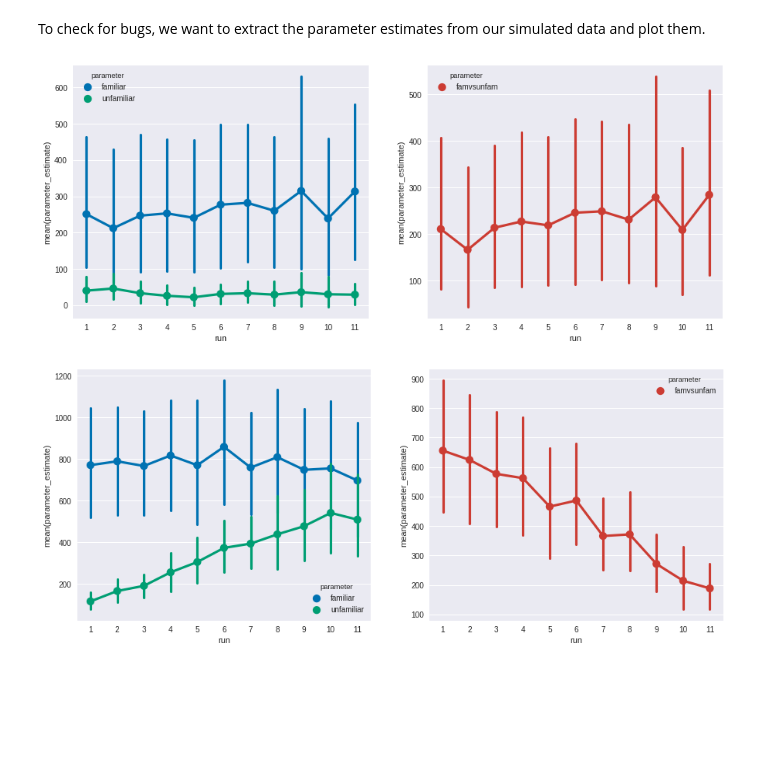
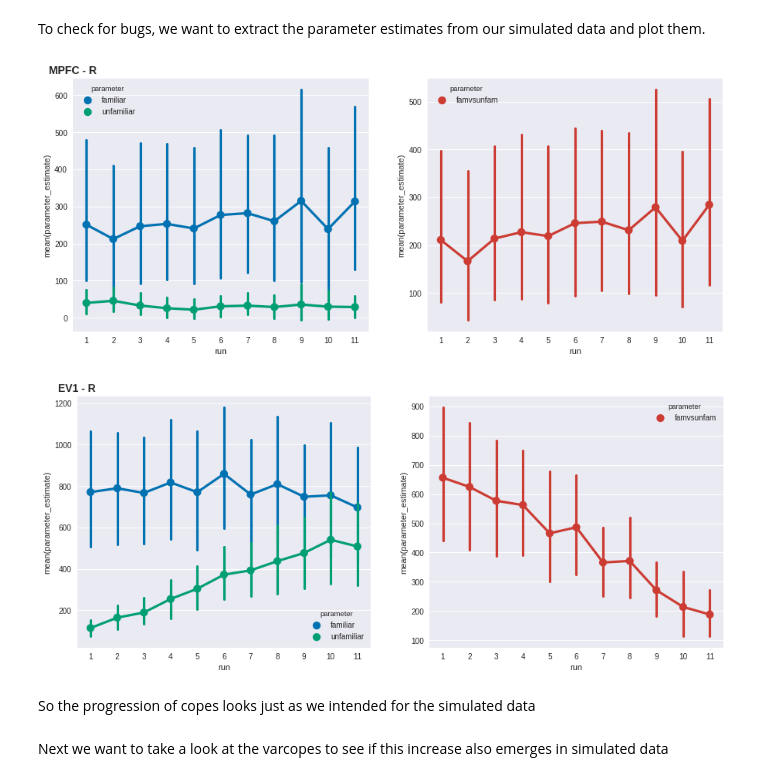
Before and after one commit to oliver-contier/famface-temporal-dynamics, a Jupyter notebook: notebooks/plot_mean_betas.ipynb, the cells around one changed output. Drawn from its saved outputs; the diff is of its cells as text; code cells hidden in the pictures; blank space fills up the shorter version.

Commit message:
added plots for simulated data

```diff
--- a/notebooks/plot_mean_betas.ipynb
+++ b/notebooks/plot_mean_betas.ipynb
@@ -426,24 +426,33 @@ addlabels(df_sim)
 # %%
 # we simulated activation in ROI with value labels 2 and 24
 for roilabel in ['MPFC - R', 'EV1 - R']:
 
     # initiating subplots
     fig, (ax1, ax2) = plt.subplots(ncols=2, sharey=False, figsize=(15,6))
 
     # plot two columns
     c1 = sns.factorplot('run', hue='parameter', y='parameter_estimate', ax=ax1, palette='colorblind',
                             data=df_sim[(df_sim.stats=='cope') & (df_sim.label==roilabel)][(df_sim.parameter == 'familiar') | (df_sim.parameter=='unfamiliar')],
                             kind='point',
                             ci=95)
 
     c2 = sns.factorplot('run', hue='parameter', y='parameter_estimate', ax=ax2, palette=ocred,
                             data=df_sim[(df_sim.stats=='cope') & (df_sim.label==roilabel)][df_sim.parameter == 'famvsunfam'],
                             kind='point',
                             ci=95)
 
+
+    ax1.title.set_text(roilabel)
+    ax1.title.set_position(xy=[0, 1])
+    ax1.title.set_fontproperties(title_font)
+
     # close redundent subplots, that are produced for unknown reasons...
     plt.close(c1.fig)
     plt.close(c2.fig)
 # %% [output]
-[figure, old version]
+[figure, new version]
-[figure, old version]
+[figure, new version]
+# %% [markdown]
+So the progression of copes looks just as we intended for the simulated data
+# %% [markdown]
+Next we want to take a look at the varcopes to see if this increase also emerges in simulated data
```
Also changed, not shown: parts of 3 cells of this notebook.
